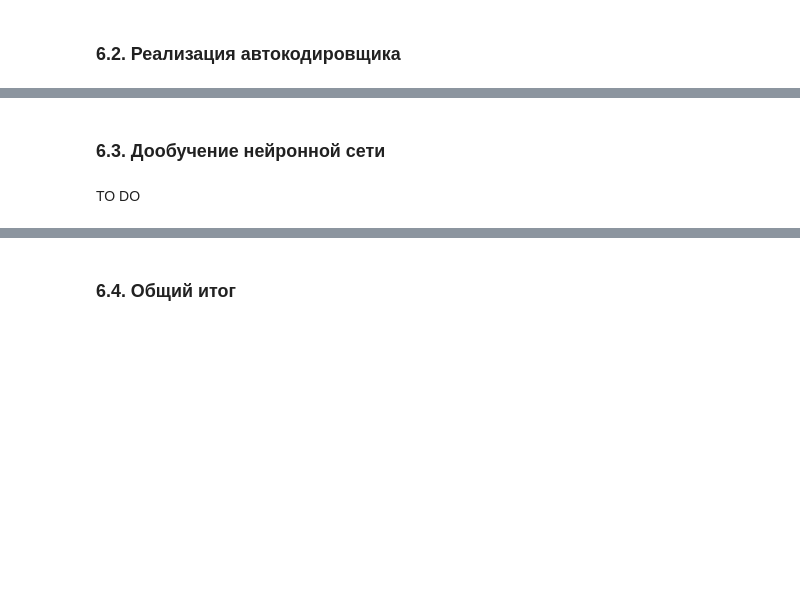
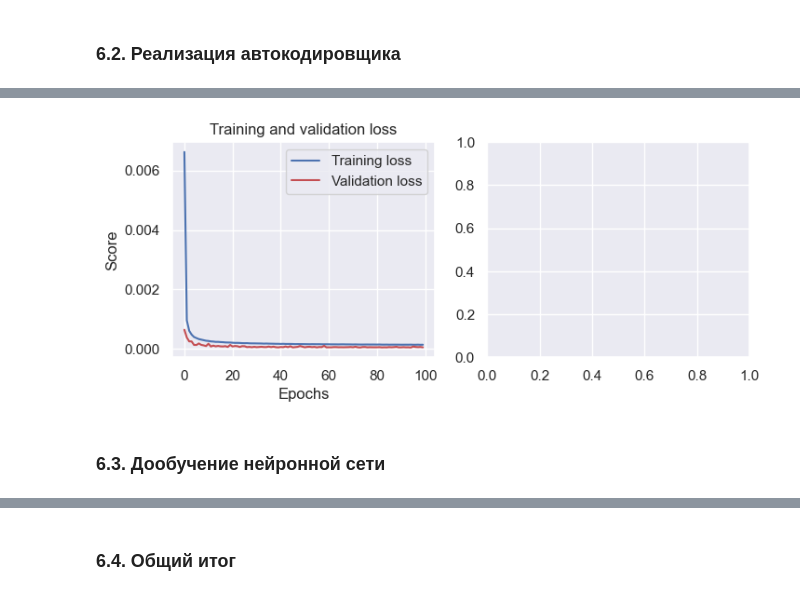
Before and after one commit to Demetrey/DMaP, a Jupyter notebook: CP/CP.ipynb, the cells around one changed output, grey strips where cells are left out. Drawn from its saved outputs; the diff is of its cells as text; code cells hidden in the pictures; blank space fills up the shorter version.

```diff
--- a/CP/CP.ipynb
+++ b/CP/CP.ipynb
@@ -1373,6 +1374,7 @@ for c in ['protocol_type', 'service', 'flag']:
     # Добавим список новых атрибутов в отобранные
     attr_fn.extend(cat_fn)
 
+d10k_columns = X.columns
 # Выведем обновлённую информацию о наборе
 X.info()
 # %% [output]
@@ -2881,30 +2940,0 @@ def create_autoencoder_v1(c1 = 32, r1 = 32, c2 = 64, r2 = 64,
-# %%
-# Поиск параметров с помощью ГА
-kr = KerasRegressor(create_autoencoder_v1, random_state=1,
-    batch_size=batch_size, epochs=epochs)
-gaParamsV1 = {
-    'model__c1': Integer(1, 128, random_state=1),
-    'model__r1': Integer(1, 128, random_state=1),
-    'model__c2': Integer(1, 128, random_state=1),
-    'model__r2': Integer(1, 128, random_state=1),
-    'model__c3': Integer(1, 128, random_state=1),
-    'model__r3': Integer(1, 128, random_state=1),
-    'model__c4': Integer(1, 128, random_state=1),
-    'model__r4': Integer(1, 128, random_state=1),
-    'model__d': Continuous(0.1, 0.9, random_state=1)
-}
-
-# Запуск поиска
-gaSearch = GASearchCV(estimator=kr,
-                        param_grid=gaParamsV1,
-                        population_size=10,
-                        generations=2,
-                        cv=5,
-                        scoring=make_scorer(mean_squared_error),
-                        criteria='min',
-                        n_jobs=-1)
-
-gaSearch.fit(x_train, x_train)
-print(f'Best score: {gaSearch.best_score_}')
-print(f'Best params: {gaSearch.best_params_}')
-gaSearch.best_estimator_.model_.summary()
@@ -2933,0 +2941,4 @@ save_model('best_autoencoder_v1', gaSearch.best_estimator_.model_)
+# %%
+# Обучение модели
+h = autoencoder.fit(x_train, x_train, validation_data=(x_test, x_test),
+    epochs=epochs, batch_size=batch_size)
@@ -2934,4 +2963,6 @@ save_model('best_autoencoder_v1', gaSearch.best_estimator_.model_)
+# %%
+show_history(autoencoder.history.history)
+# %% [output]
+[figure, added]
 # %% [markdown]
 ### 6.3. Дообучение нейронной сети <a id="pud3"></a>
-# %% [markdown]
-TO DO
```
Also changed, not shown: parts of 15 cells of this notebook.
